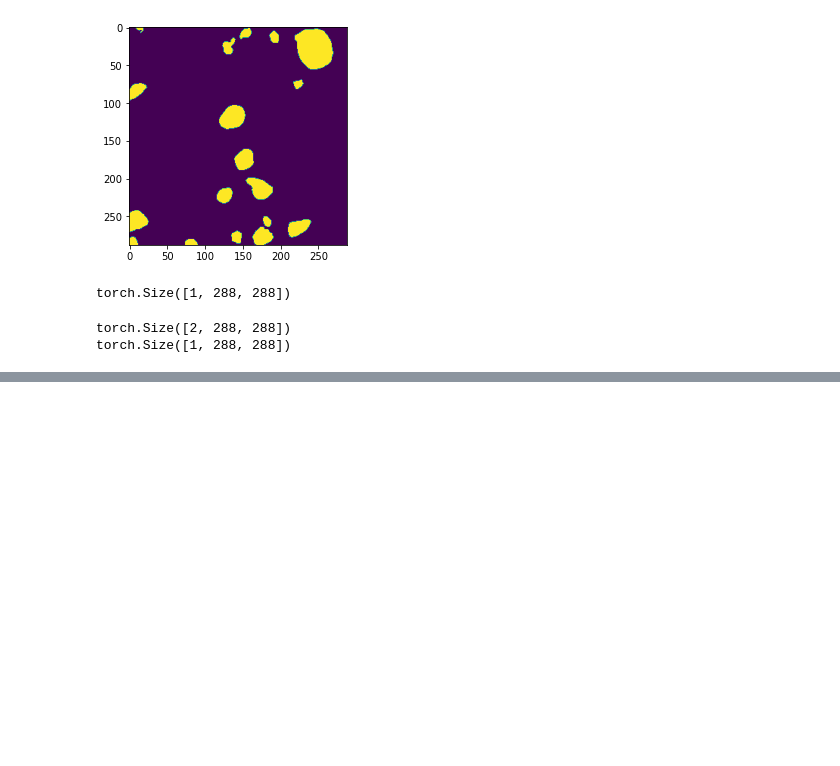
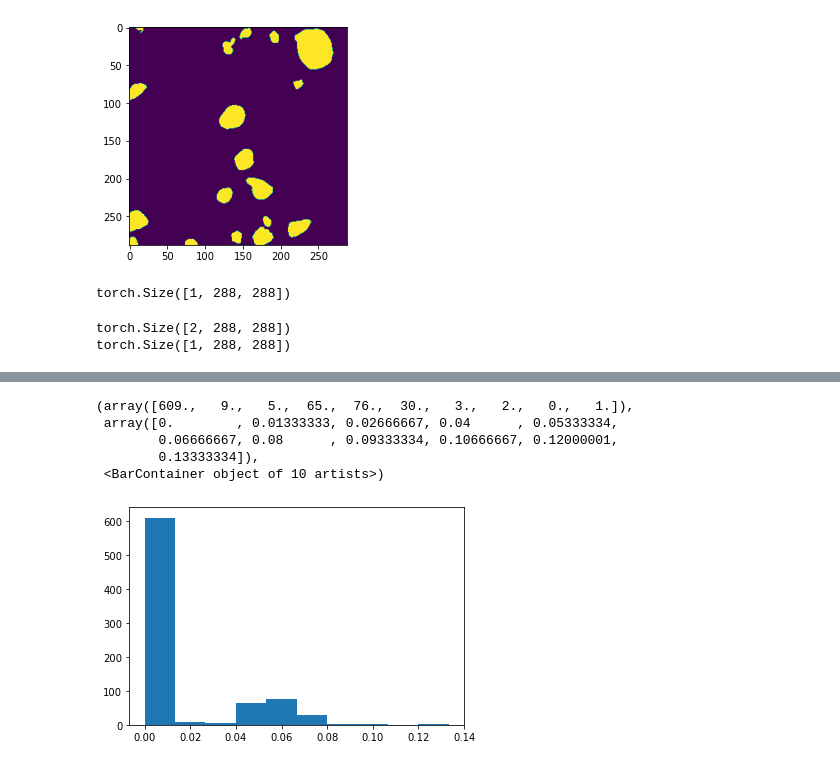
Before and after one commit to dansola/PGA-Net, a Jupyter notebook: notebooks/test_floe_loader.ipynb, the cells around one changed output, grey strips where cells are left out. Cells and saved outputs as stored; diff of their text form; code cells hidden in the pictures; blank space fills up the shorter version.

```diff
--- a/notebooks/test_floe_loader.ipynb
+++ b/notebooks/test_floe_loader.ipynb
@@ -51,0 +72,9 @@ torch.Size([1, 288, 288])
+# %%
+plt.hist(mins)
+# %% [output]
+(array([609.,   9.,   5.,  65.,  76.,  30.,   3.,   2.,   0.,   1.]),
+ array([0.        , 0.01333333, 0.02666667, 0.04      , 0.05333334,
+        0.06666667, 0.08      , 0.09333334, 0.10666667, 0.12000001,
+        0.13333334]),
+ <BarContainer object of 10 artists>)
+[figure, added]
```
Also changed, not shown: parts of 13 cells of this notebook, 57 other files.
